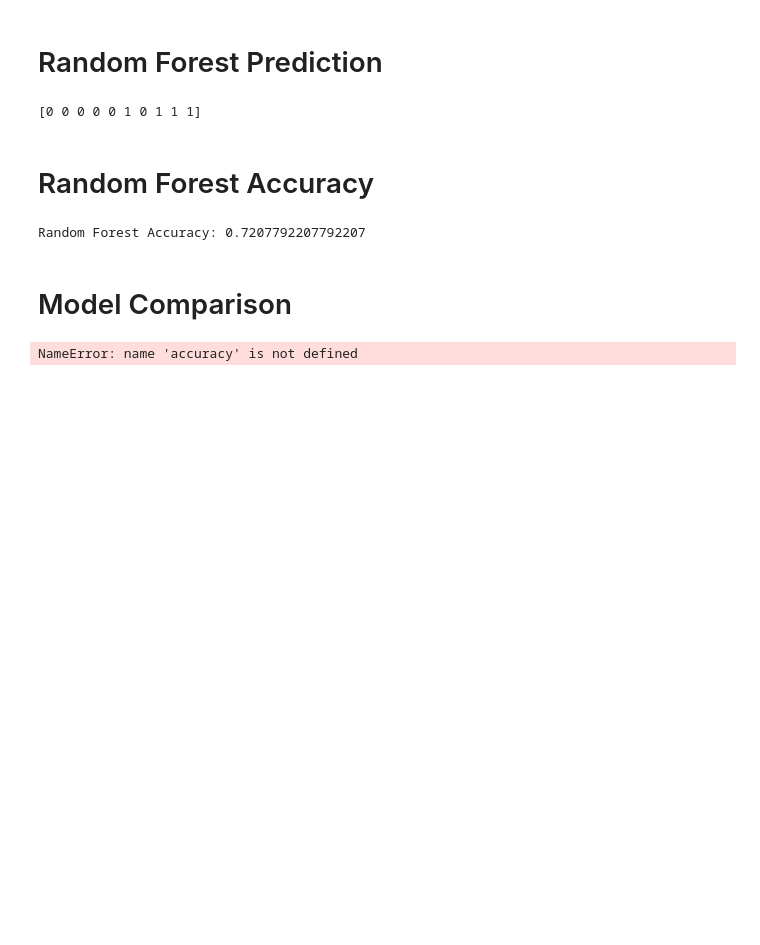
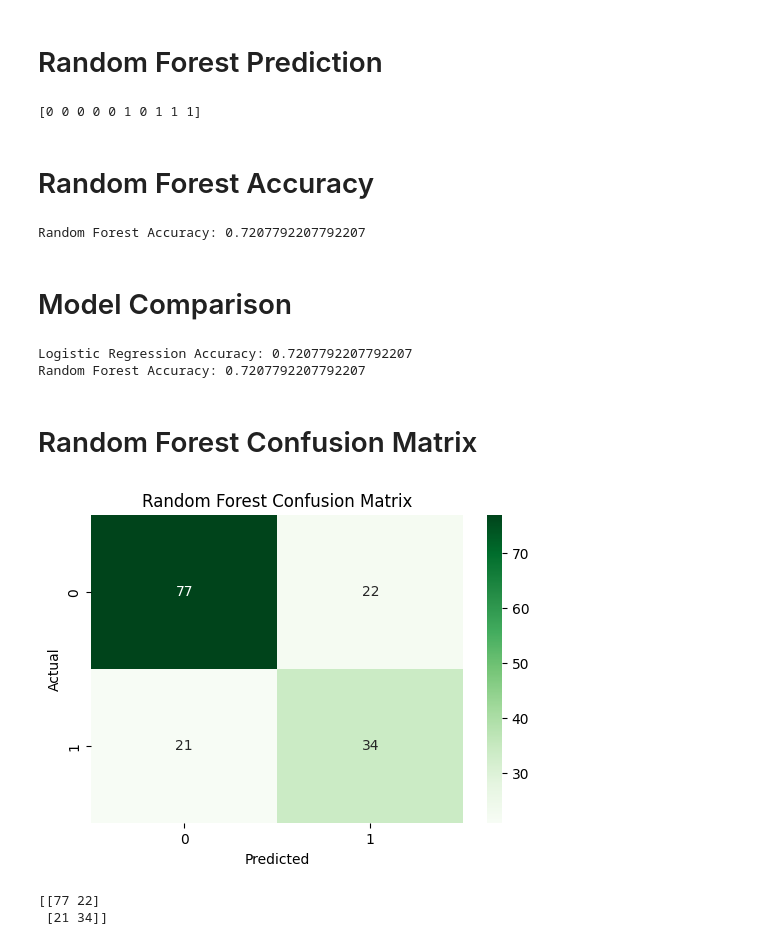
Before and after one commit to Aadistech/AI-Disease-Risk-Prediction-System, a Jupyter notebook: notebooks/eda.ipynb, the cells around one changed output. Drawn from its saved outputs; the diff is of its cells as text; code cells hidden in the pictures; blank space fills up the shorter version.

```diff
--- a/notebooks/eda.ipynb
+++ b/notebooks/eda.ipynb
@@ -173,7 +173,31 @@ Random Forest Accuracy: 0.7207792207792207
 # %%
 # Compare model accuracies
 
-print("Logistic Regression Accuracy:", accuracy)
+print("Logistic Regression Accuracy:", rf_accuracy)
 print("Random Forest Accuracy:", rf_accuracy)
 # %% [output]
-NameError: name 'accuracy' is not defined
+Logistic Regression Accuracy: 0.7207792207792207
+Random Forest Accuracy: 0.7207792207792207
+# %% [markdown]
+# Random Forest Confusion Matrix
+# %%
+from sklearn.metrics import confusion_matrix
+import seaborn as sns
+import matplotlib.pyplot as plt
+
+rf_cm = confusion_matrix(y_test, rf_pred)
+
+plt.figure(figsize=(6,4))
+sns.heatmap(rf_cm, annot=True, fmt='d', cmap='Greens')
+
+plt.xlabel("Predicted")
+plt.ylabel("Actual")
+plt.title("Random Forest Confusion Matrix")
+
+plt.show()
+
+print(rf_cm)
+# %% [output]
+[figure, added]
+[[77 22]
+ [21 34]]
```
